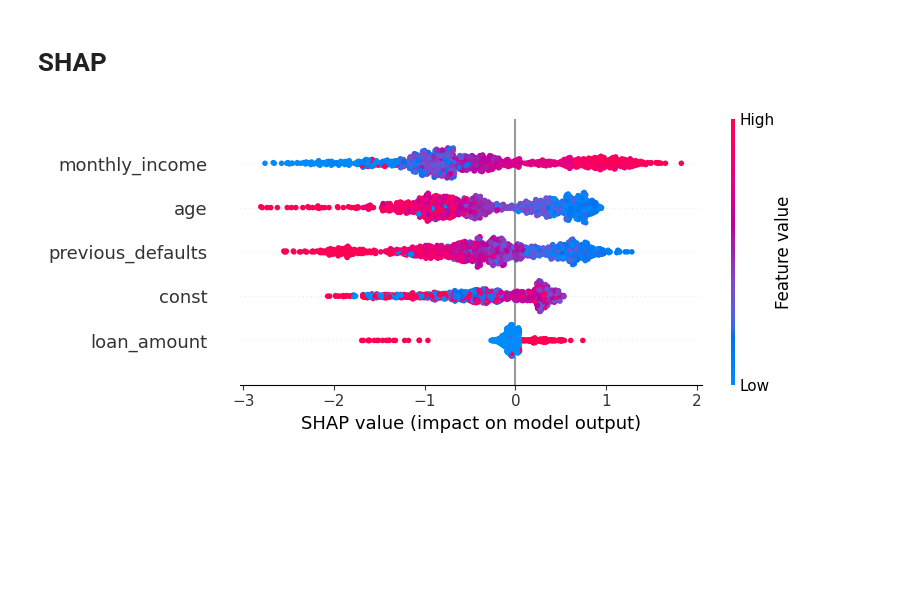
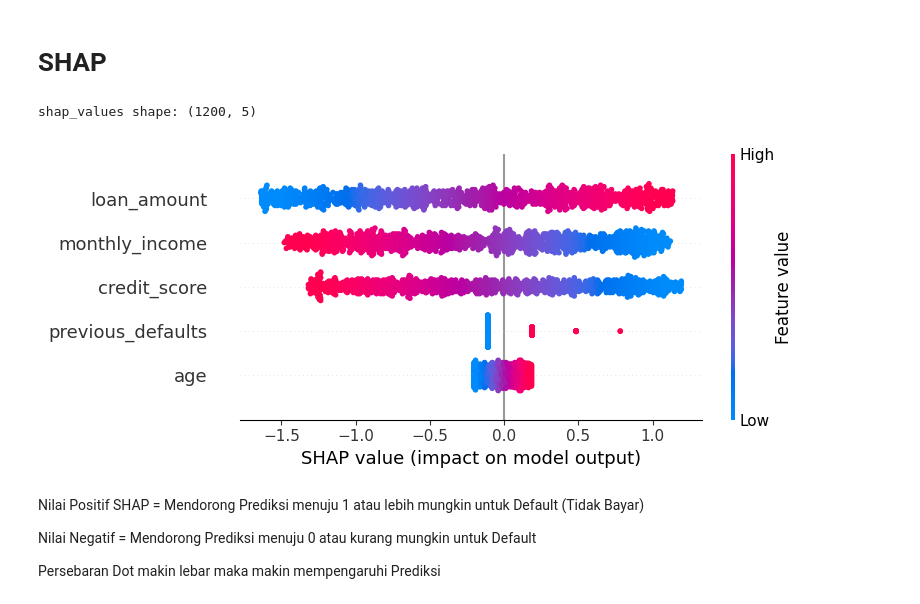
Before and after one commit to RadityaEr/Credit-Risk-E-Commerce, a Jupyter notebook: notebooks/B_modeling.ipynb, the cells around one changed output. Cells and saved outputs as stored; diff of their text form; code cells hidden in the pictures; blank space fills up the shorter version.

```diff
--- a/notebooks/B_modeling.ipynb
+++ b/notebooks/B_modeling.ipynb
@@ -653,10 +645,27 @@ shap_values = explainer(X_test_scaled)
-# %%
-# 3) Plot top-10 feature importance (summary)
-shap.summary_plot(
-    shap_values,
-    X_test_scaled,
-    feature_names=X.columns,
-    max_display=10,
-)
-# %% [output]
-[figure, removed]
+# %%
+import shap
+import pandas as pd
+
+# Make sure DataFrames have the same columns
+X_train_bal_df = pd.DataFrame(X_train_bal, columns=X_train.columns)
+X_test_scaled_df = pd.DataFrame(X_test_scaled, columns=X_train.columns)
+
+# Use LinearExplainer for Logistic Regression
+explainer = shap.LinearExplainer(logreg_smote, X_train_bal_df)
+
+# Get SHAP values for test data
+shap_values = explainer.shap_values(X_test_scaled_df)
+
+print("shap_values shape:", shap_values.shape)
+
+# Plot
+shap.summary_plot(shap_values, X_test_scaled_df)
+# %% [output]
+shap_values shape: (1200, 5)
+[figure, added]
+# %% [markdown]
+Nilai Positif SHAP = Mendorong Prediksi menuju 1 atau lebih mungkin untuk Default (Tidak Bayar)
+
+Nilai Negatif = Mendorong Prediksi menuju 0 atau kurang mungkin untuk Default
+
+Persebaran Dot makin lebar maka makin mempengaruhi Prediksi
```
Also changed, not shown: parts of 2 cells of this notebook.
